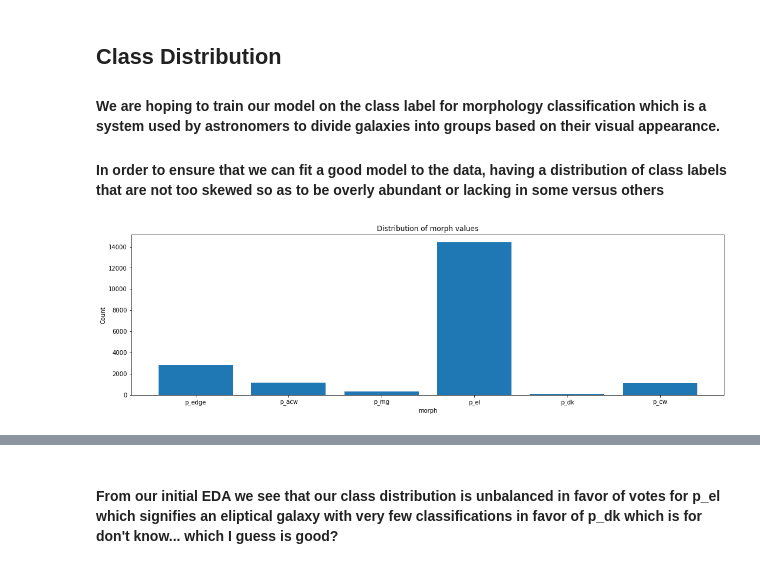
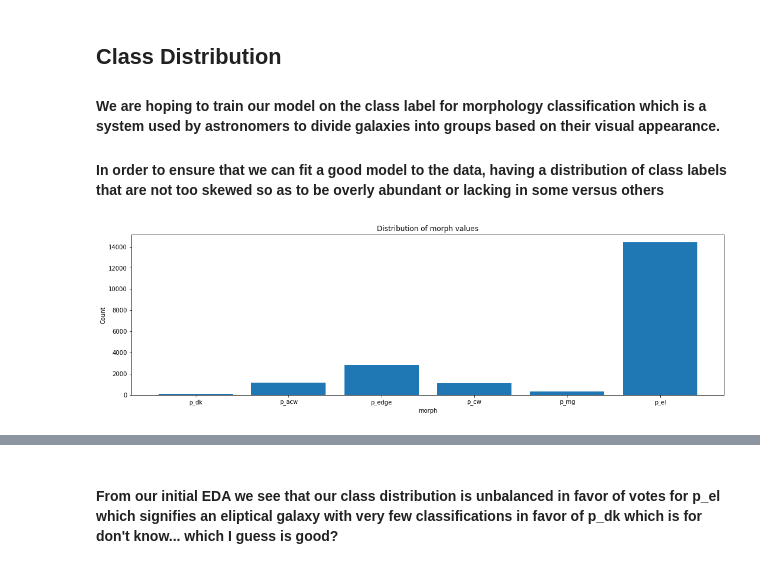
Before and after one commit to lfisher5/DataScienceAlgsProject, a Jupyter notebook: EDA.ipynb, the cells around one changed output, grey strips where cells are left out. Saved outputs shown, nothing was run; the diff lists cells and outputs as text; code cells hidden in the pictures.

```diff
--- a/EDA.ipynb
+++ b/EDA.ipynb
@@ -101,8 +107,7 @@ table.drop_cols(fraction_cols)
 #### In order to ensure that we can fit a good model to the data, having a distribution of class labels that are not too skewed so as to be overly abundant or lacking in some versus others
 # %%
 col = 'morph'
-table.data = table.data[0:20000]
 vals,counts = utils.get_categorical_frequencies(table.data, table.column_names, col)
 plot_utils.categorical_frequency_bar_plot(col, vals, counts)
 # %% [output]
-[figure, old version]
+[figure, new version]
```
Also changed, not shown: parts of 8 cells of this notebook, 3 other files.
